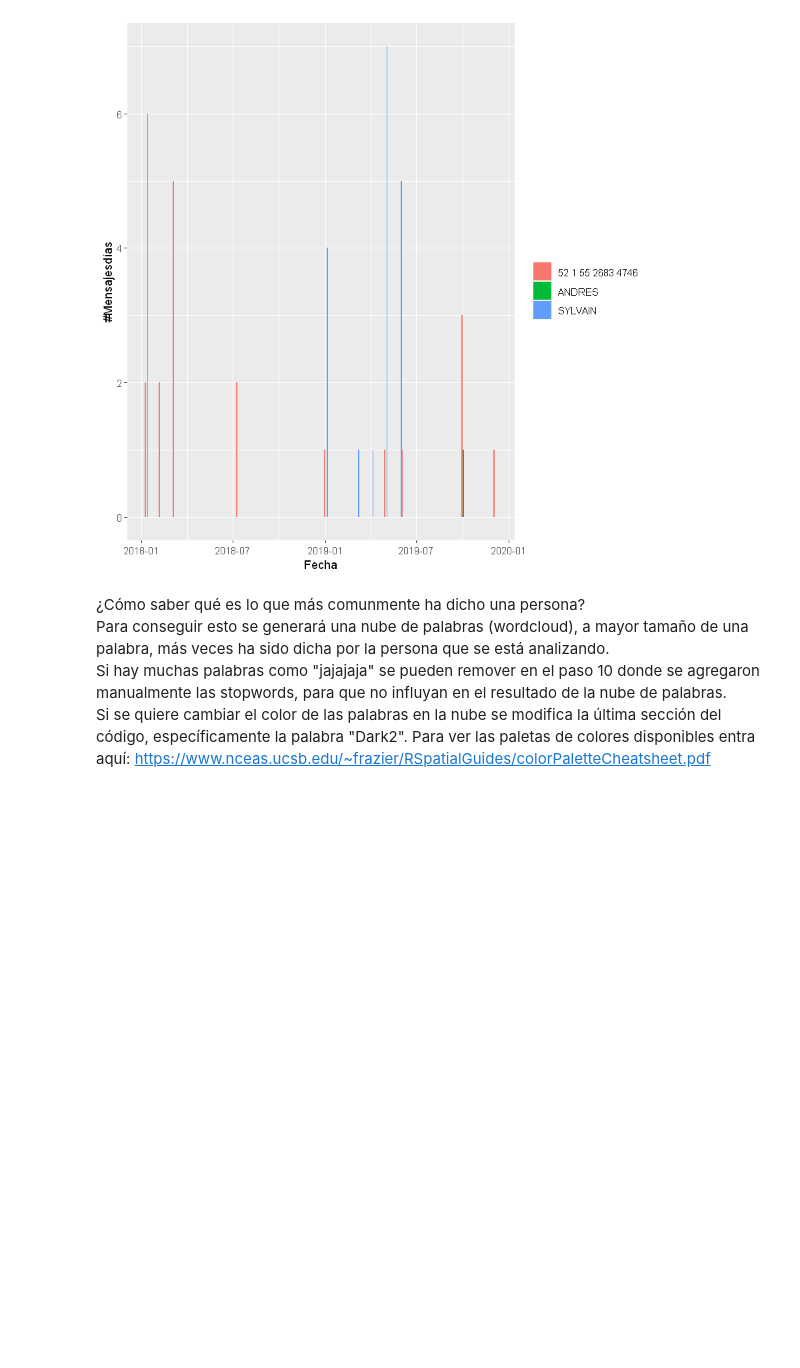
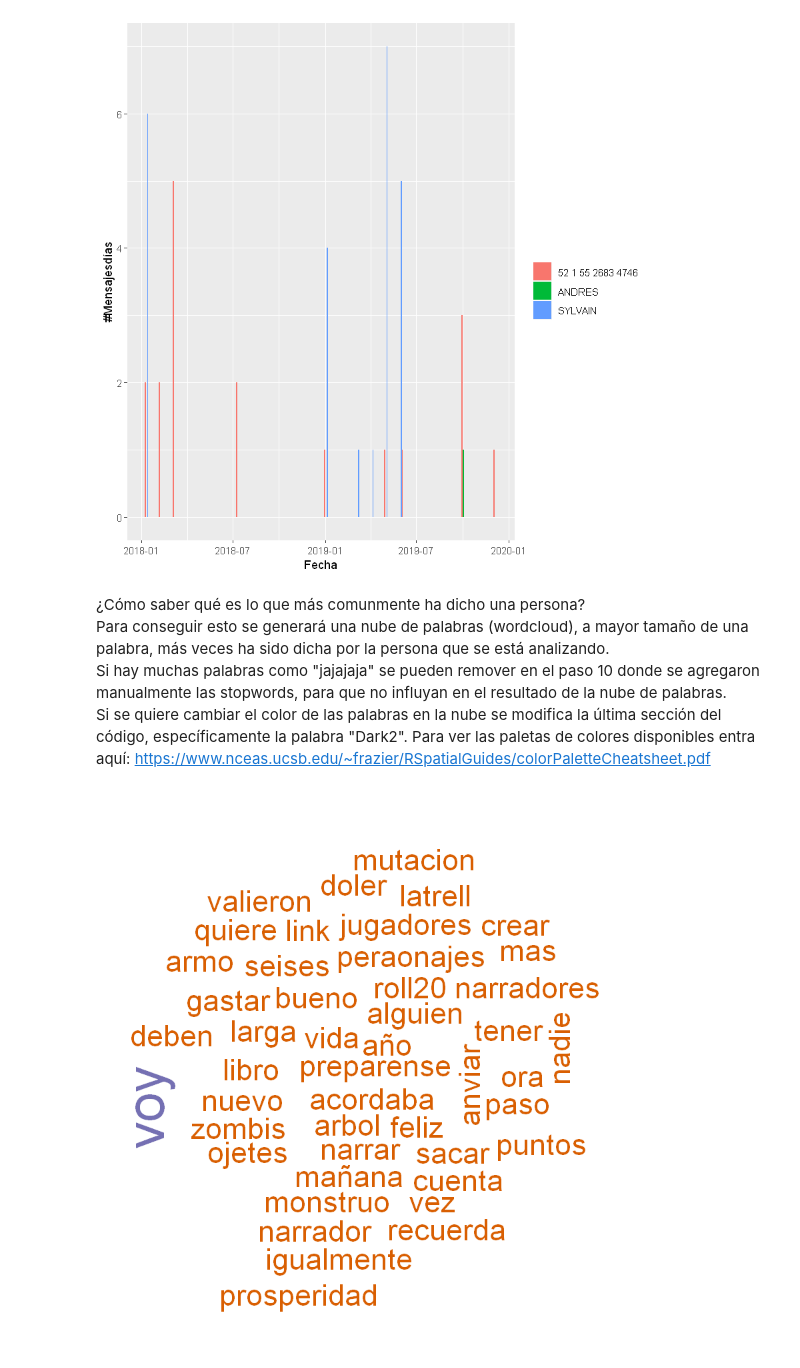
Before and after one commit to Manamaster/analisisWhatsApp, a Jupyter notebook: analisisChatAmigos.ipynb, the cells around one changed output. Cells and saved outputs as stored; diff of their text form; code cells hidden in the pictures; blank space fills up the shorter version.

```diff
--- a/analisisChatAmigos.ipynb
+++ b/analisisChatAmigos.ipynb
@@ -196,17 +196,19 @@ Para conseguir esto se generará una nube de palabras (wordcloud), a mayor tama
 # %%
 base_f <- base %>%
   filter(persona=="SYLVAIN")
 dd <- data.frame(
   doc_id=base_f$persona,
   text=base_f$mensaje,
   stringsAsFactors = F
 )
 
 base1 <- VCorpus(DataframeSource(dd),
                  readerControl = list(language = "es"))
 dtm <- DocumentTermMatrix(base1)
 
 
 freq = data.frame(sort(colSums(as.matrix(dtm)), decreasing=TRUE))
-dev.new()
+
 wordcloud(rownames(freq), freq[,1], max.words=50, colors=brewer.pal(3, "Dark2"))
+# %% [output]
+[figure, added]
```
